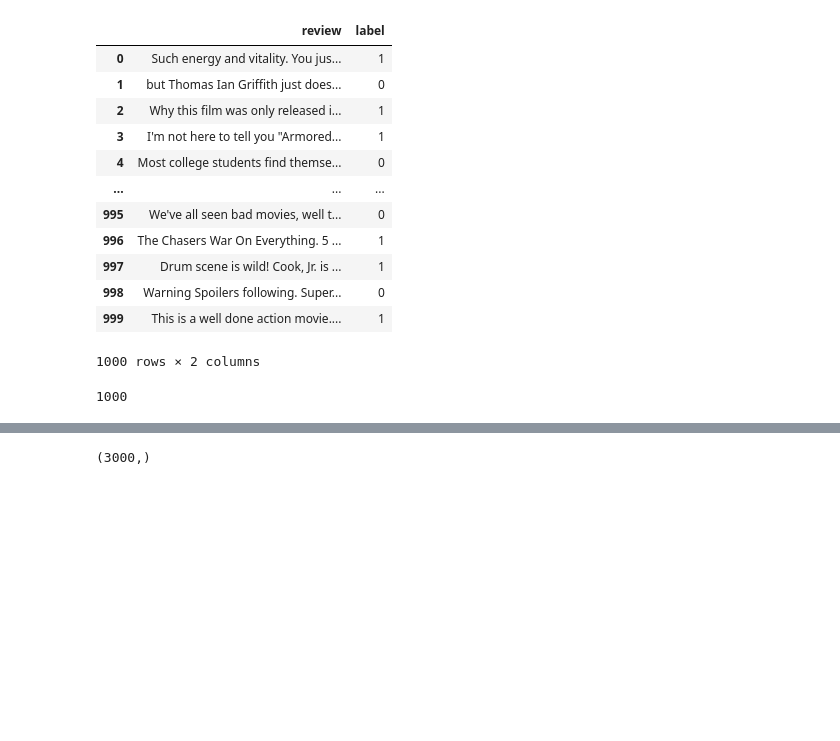
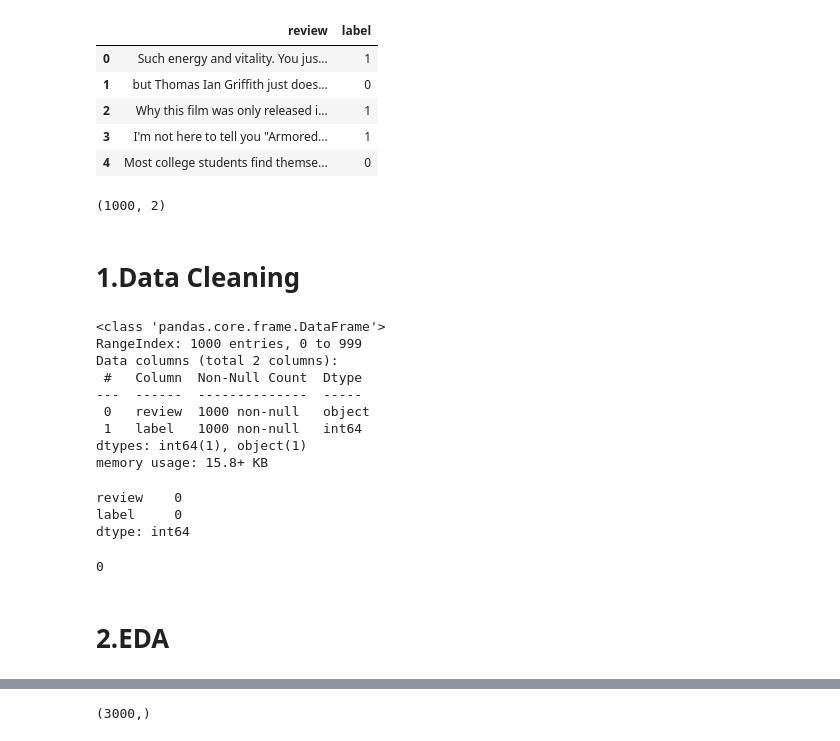
Before and after one commit to sumit-1492/sentiment_analysis, a Jupyter notebook: notebook/Review of sentiment analysis.ipynb, the cells around one changed output, grey strips where cells are left out. Drawn from its saved outputs; the diff is of its cells as text; code cells hidden in the pictures; blank space fills up the shorter version.

```diff
--- a/notebook/Review of sentiment analysis.ipynb
+++ b/notebook/Review of sentiment analysis.ipynb
@@ -3,22 +3,41 @@ import pandas as pd
 # %%
 df = pd.read_csv("review.csv")
 # %%
-df
+df.head(5)
 # %% [output]
 |  | review | label |
 | 0 | Such energy and vitality. You jus... | 1 |
 | 1 | but Thomas Ian Griffith just does... | 0 |
 | 2 | Why this film was only released i... | 1 |
 | 3 | I'm not here to tell you "Armored... | 1 |
 | 4 | Most college students find themse... | 0 |
-| ... | ... | ... |
-| 995 | We've all seen bad movies, well t... | 0 |
-| 996 | The Chasers War On Everything. 5 ... | 1 |
-| 997 | Drum scene is wild! Cook, Jr. is ... | 1 |
-| 998 | Warning Spoilers following. Super... | 0 |
-| 999 | This is a well done action movie.... | 1 |
-1000 rows × 2 columns
 # %%
-len(df)
+df.shape
 # %% [output]
-1000
+(1000, 2)
+# %% [markdown]
+# 1.Data Cleaning
+# %%
+df.info()
+# %% [output]
+<class 'pandas.core.frame.DataFrame'>
+RangeIndex: 1000 entries, 0 to 999
+Data columns (total 2 columns):
+ #   Column  Non-Null Count  Dtype
+---  ------  --------------  -----
+ 0   review  1000 non-null   object
+ 1   label   1000 non-null   int64
+dtypes: int64(1), object(1)
+memory usage: 15.8+ KB
+# %%
+df.isnull().sum()
+# %% [output]
+review    0
+label     0
+dtype: int64
+# %%
+df.duplicated().sum()
+# %% [output]
+0
+# %% [markdown]
+# 2.EDA
```
Also changed, not shown: parts of 76 cells of this notebook, 4 other files.
